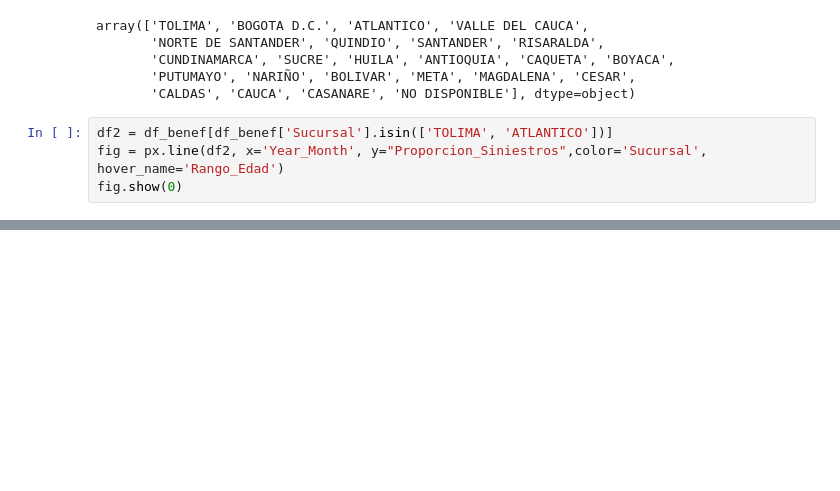
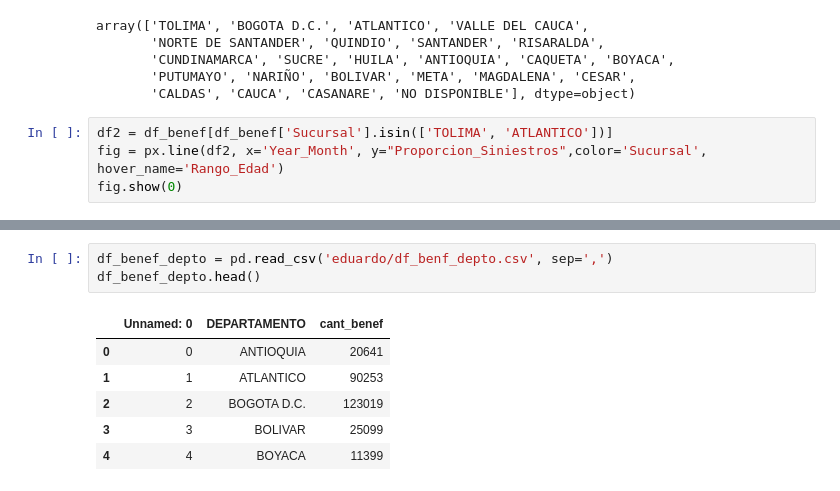
Before and after one commit to pedrazac95/DS4A_APP, a Jupyter notebook: app2.ipynb, the cells around one changed output, grey strips where cells are left out. Drawn from its saved outputs; the diff is of its cells as text; blank space fills up the shorter version.

```diff
--- a/app2.ipynb
+++ b/app2.ipynb
@@ -40,0 +68,10 @@ fig.show(0)
+# %%
+df_benef_depto = pd.read_csv('eduardo/df_benf_depto.csv', sep=',')
+df_benef_depto.head()
+# %% [output]
+|  | Unnamed: 0 | DEPARTAMENTO | cant_benef |
+| 0 | 0 | ANTIOQUIA | 20641 |
+| 1 | 1 | ATLANTICO | 90253 |
+| 2 | 2 | BOGOTA D.C. | 123019 |
+| 3 | 3 | BOLIVAR | 25099 |
+| 4 | 4 | BOYACA | 11399 |
```
Also changed, not shown: parts of 14 cells of this notebook, 2 other files.
